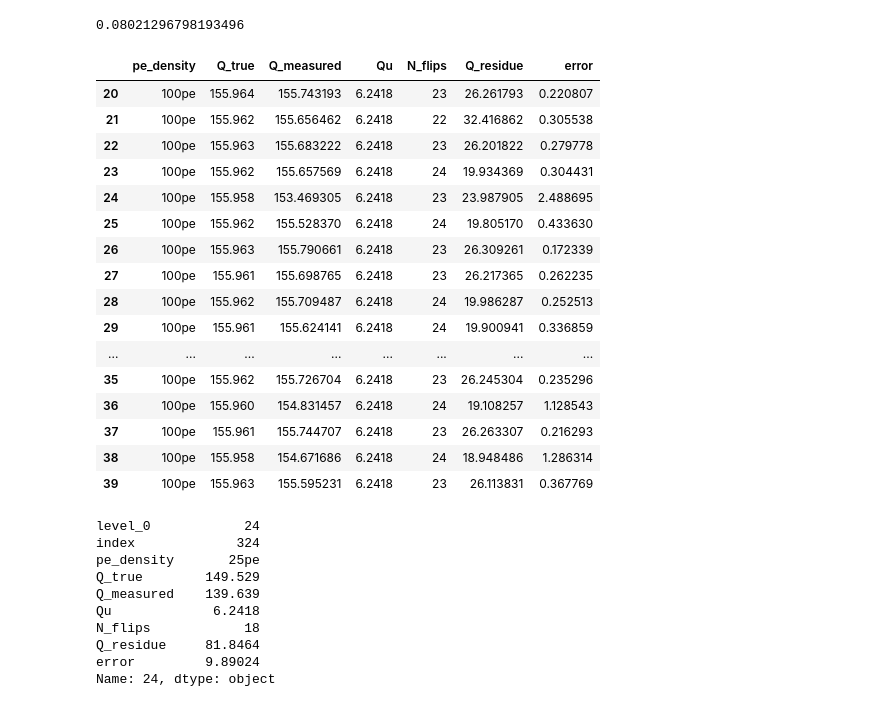
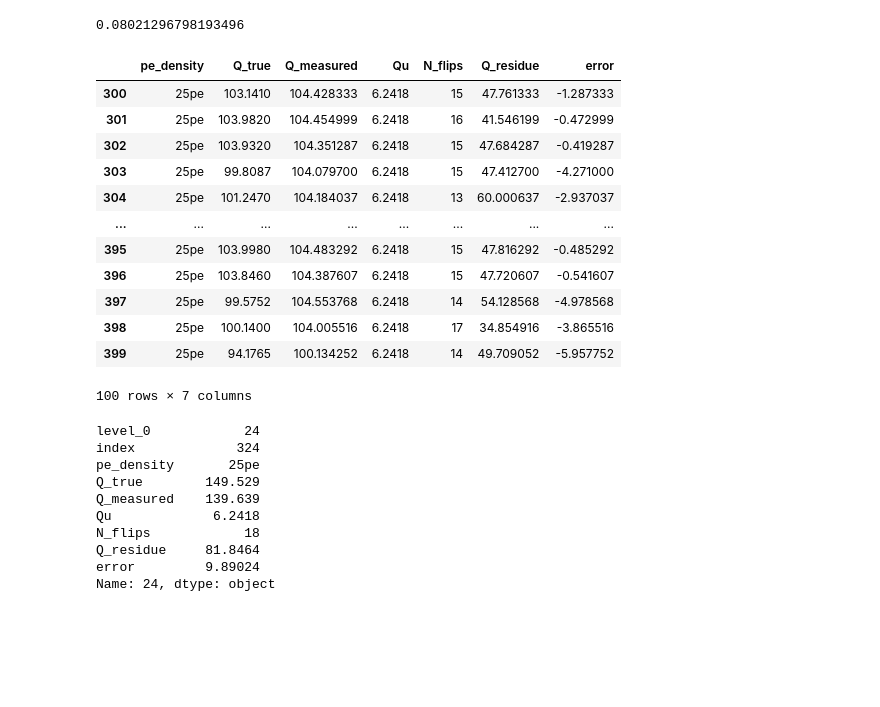
Before and after one commit to viherbos/NEXT_HD_ASIC, a Jupyter notebook: tb_integrator.ipynb, the cells around one changed output. Saved outputs shown, nothing was run; the diff lists cells and outputs as text; code cells hidden in the pictures; blank space fills up the shorter version.

```diff
--- a/tb_integrator.ipynb
+++ b/tb_integrator.ipynb
@@ -151,26 +159,22 @@ a=df_200pe[(df_200pe['Q_measured']>154.5) & (df_200pe['Q_measured']<155.1)]
 np.std(a['Q_measured'])
 # %% [output]
 0.08021296798193496
-# %%
-df_100pe
-# %% [output]
-|  | pe_density | Q_true | Q_measured | Qu | N_flips | Q_residue | error |
-| 20 | 100pe | 155.964 | 155.743193 | 6.2418 | 23 | 26.261793 | 0.220807 |
-| 21 | 100pe | 155.962 | 155.656462 | 6.2418 | 22 | 32.416862 | 0.305538 |
-| 22 | 100pe | 155.963 | 155.683222 | 6.2418 | 23 | 26.201822 | 0.279778 |
-| 23 | 100pe | 155.962 | 155.657569 | 6.2418 | 24 | 19.934369 | 0.304431 |
-| 24 | 100pe | 155.958 | 153.469305 | 6.2418 | 23 | 23.987905 | 2.488695 |
-| 25 | 100pe | 155.962 | 155.528370 | 6.2418 | 24 | 19.805170 | 0.433630 |
-| 26 | 100pe | 155.963 | 155.790661 | 6.2418 | 23 | 26.309261 | 0.172339 |
-| 27 | 100pe | 155.961 | 155.698765 | 6.2418 | 23 | 26.217365 | 0.262235 |
-| 28 | 100pe | 155.962 | 155.709487 | 6.2418 | 24 | 19.986287 | 0.252513 |
-| 29 | 100pe | 155.961 | 155.624141 | 6.2418 | 24 | 19.900941 | 0.336859 |
-| ... | ... | ... | ... | ... | ... | ... | ... |
-| 35 | 100pe | 155.962 | 155.726704 | 6.2418 | 23 | 26.245304 | 0.235296 |
-| 36 | 100pe | 155.960 | 154.831457 | 6.2418 | 24 | 19.108257 | 1.128543 |
-| 37 | 100pe | 155.961 | 155.744707 | 6.2418 | 23 | 26.263307 | 0.216293 |
-| 38 | 100pe | 155.958 | 154.671686 | 6.2418 | 24 | 18.948486 | 1.286314 |
-| 39 | 100pe | 155.963 | 155.595231 | 6.2418 | 23 | 26.113831 | 0.367769 |
+# %%
+df_25pe
+# %% [output]
+|  | pe_density | Q_true | Q_measured | Qu | N_flips | Q_residue | error |
+| 300 | 25pe | 103.1410 | 104.428333 | 6.2418 | 15 | 47.761333 | -1.287333 |
+| 301 | 25pe | 103.9820 | 104.454999 | 6.2418 | 16 | 41.546199 | -0.472999 |
+| 302 | 25pe | 103.9320 | 104.351287 | 6.2418 | 15 | 47.684287 | -0.419287 |
+| 303 | 25pe | 99.8087 | 104.079700 | 6.2418 | 15 | 47.412700 | -4.271000 |
+| 304 | 25pe | 101.2470 | 104.184037 | 6.2418 | 13 | 60.000637 | -2.937037 |
+| ... | ... | ... | ... | ... | ... | ... | ... |
+| 395 | 25pe | 103.9980 | 104.483292 | 6.2418 | 15 | 47.816292 | -0.485292 |
+| 396 | 25pe | 103.8460 | 104.387607 | 6.2418 | 15 | 47.720607 | -0.541607 |
+| 397 | 25pe | 99.5752 | 104.553768 | 6.2418 | 14 | 54.128568 | -4.978568 |
+| 398 | 25pe | 100.1400 | 104.005516 | 6.2418 | 17 | 34.854916 | -3.865516 |
+| 399 | 25pe | 94.1765 | 100.134252 | 6.2418 | 14 | 49.709052 | -5.957752 |
+100 rows × 7 columns
 # %%
 df_25pe.reset_index(inplace=True)
 df_50pe.reset_index(inplace=True)
```
Also changed, not shown: parts of 3 cells of this notebook.
